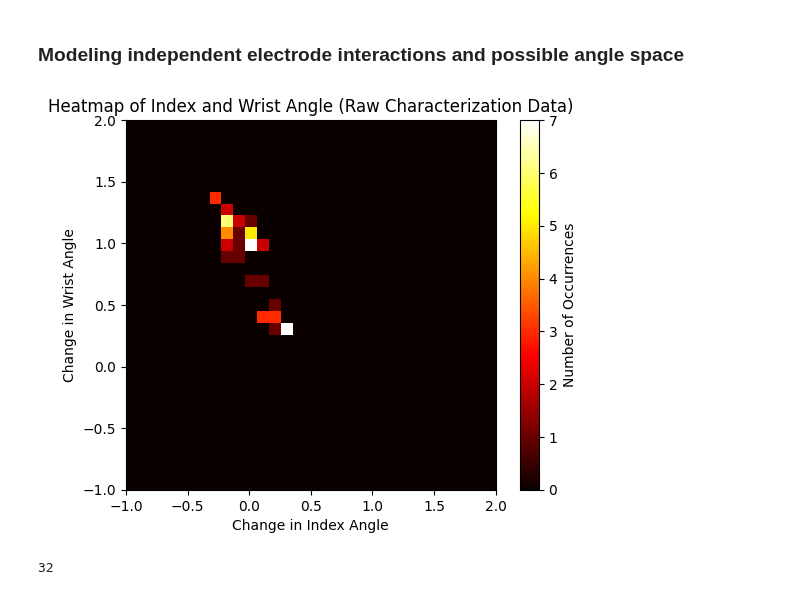
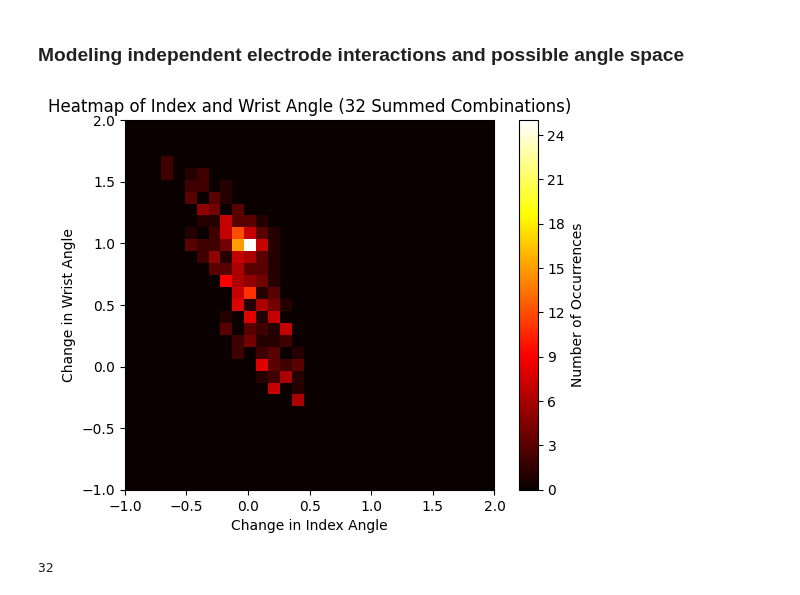
Before and after one commit to draeloslab/stim_behavior, a Jupyter notebook: notebooks/sigmoid.ipynb, the cells around one changed output. Drawn from its saved outputs; the diff is of its cells as text; code cells hidden in the pictures.

```diff
--- a/notebooks/sigmoid.ipynb
+++ b/notebooks/sigmoid.ipynb
@@ -171,36 +171,36 @@ class AngleDict:
                 self.d[key] = 0
         return self.d
 
     def dictChecker(self, pose1, pose2):
         # Assuming pose1 and pose2 are 2D arrays of shape (31, 11)
         rows, cols = pose1.shape
         for i in range(rows):
             for j in range(cols):
                 key = (float(f"{pose1[i, j]:.1f}"), float(f"{pose2[i, j]:.1f}"))
                 if key in self.d:
                     self.d[key] += 1
                 else:
                     print(f'Key: {key} not in dictionary')
 
     def dictPlot(self):
         heatmap = (np.array(list(self.d.values())).reshape((len(self.bins), len(self.bins))))
         plt.imshow(heatmap, cmap='hot',interpolation='nearest',extent=[self.start, self.end, self.start, self.end])
         cbar = plt.colorbar()
         cbar.locator = ticker.MaxNLocator(integer=True)  #fix to make sure it's only integers
         cbar.update_ticks()
         cbar.set_label('Number of Occurrences')
-        plt.title('Heatmap of Index and Wrist Angle (Raw Characterization Data)')
+        plt.title('Heatmap of Index and Wrist Angle (32 Summed Combinations)')
         plt.xlabel('Change in Index Angle')
         plt.ylabel('Change in Wrist Angle')
         plt.show()
 
 # Usage:
 test = AngleDict(start=-1, end=2, binSize=0.1)
 indexTrue, wristTrue = y_data[:, 0], y_data[:, 2]
-test.dictChecker(indexTrue, wristTrue)
+test.dictChecker(index, wrist)
 test.dictPlot()
 # %% [output]
-[figure, old version]
+[figure, new version]
 # %%
 import itertools
 electrodeStates = list(itertools.product([0,1], repeat=5))  # all possible electrode states
```
Also changed, not shown: parts of 1 cell of this notebook.
